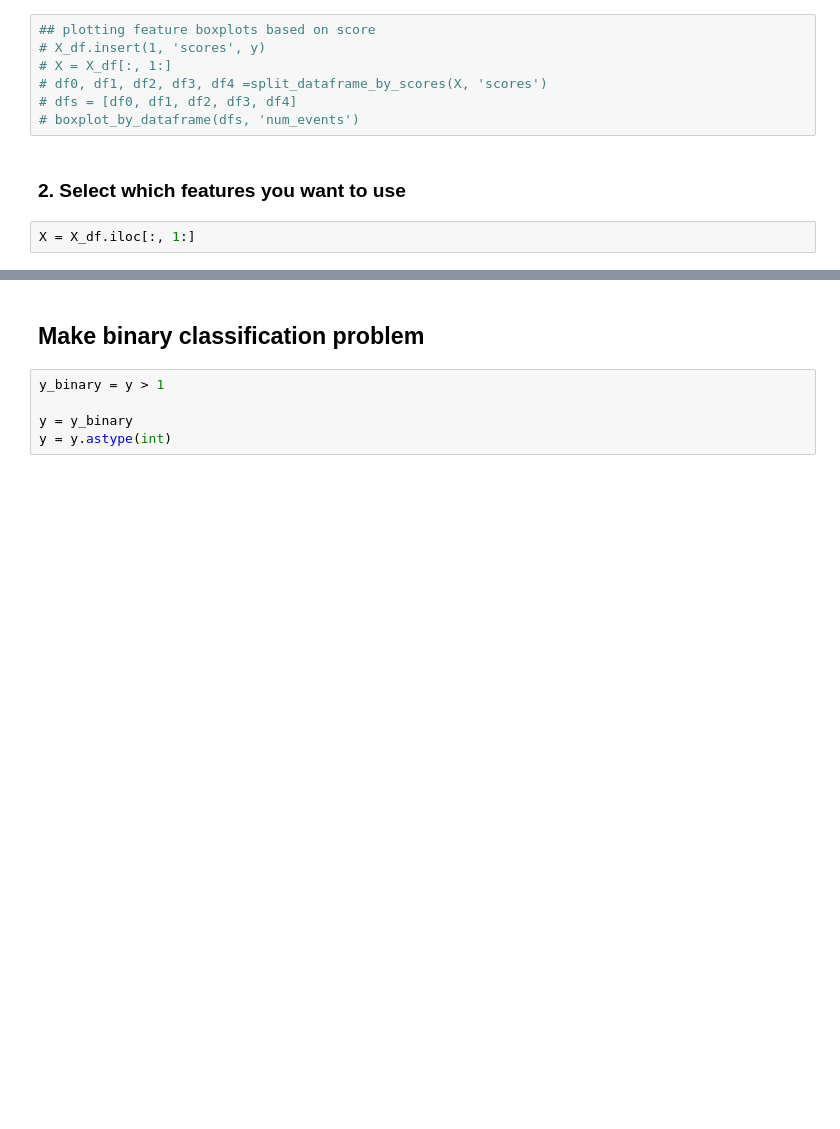
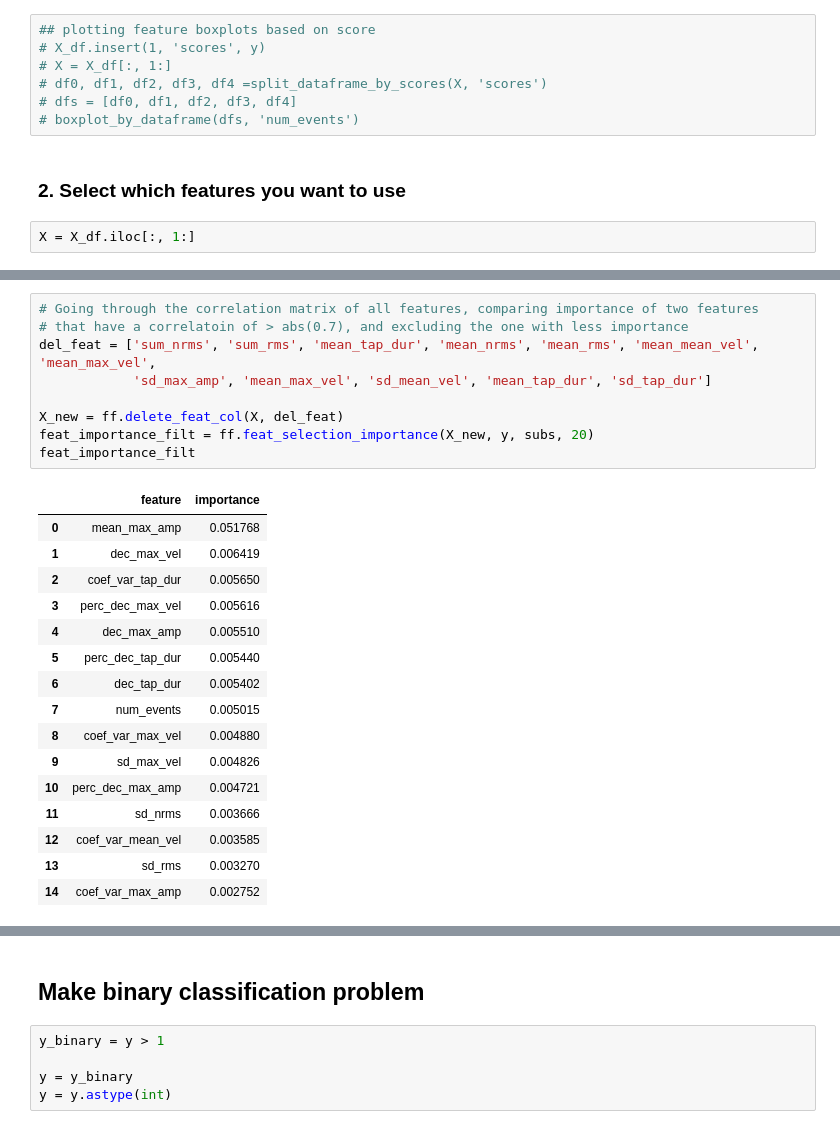
Before and after one commit to jgvhabets/ultraleap_analysis, a Jupyter notebook: code/notebooks/ul_prediction_playground.ipynb, the cells around one changed output, grey strips where cells are left out. Drawn from its saved outputs; the diff is of its cells as text; blank space fills up the shorter version.

```diff
--- a/code/notebooks/ul_prediction_playground.ipynb
+++ b/code/notebooks/ul_prediction_playground.ipynb
@@ -90,0 +125,26 @@ X = X_df.iloc[:, 1:]
+# %%
+# Going through the correlation matrix of all features, comparing importance of two features
+# that have a correlatoin of > abs(0.7), and excluding the one with less importance
+del_feat = ['sum_nrms', 'sum_rms', 'mean_tap_dur', 'mean_nrms', 'mean_rms', 'mean_mean_vel', 'mean_max_vel',
+            'sd_max_amp', 'mean_max_vel', 'sd_mean_vel', 'mean_tap_dur', 'sd_tap_dur']
+
+X_new = ff.delete_feat_col(X, del_feat)
+feat_importance_filt = ff.feat_selection_importance(X_new, y, subs, 20)
+feat_importance_filt
+# %% [output]
+|  | feature | importance |
+| 0 | mean_max_amp | 0.051768 |
+| 1 | dec_max_vel | 0.006419 |
+| 2 | coef_var_tap_dur | 0.005650 |
+| 3 | perc_dec_max_vel | 0.005616 |
+| 4 | dec_max_amp | 0.005510 |
+| 5 | perc_dec_tap_dur | 0.005440 |
+| 6 | dec_tap_dur | 0.005402 |
+| 7 | num_events | 0.005015 |
+| 8 | coef_var_max_vel | 0.004880 |
+| 9 | sd_max_vel | 0.004826 |
+| 10 | perc_dec_max_amp | 0.004721 |
+| 11 | sd_nrms | 0.003666 |
+| 12 | coef_var_mean_vel | 0.003585 |
+| 13 | sd_rms | 0.003270 |
+| 14 | coef_var_max_amp | 0.002752 |
```
Also changed, not shown: parts of 7 cells of this notebook.
